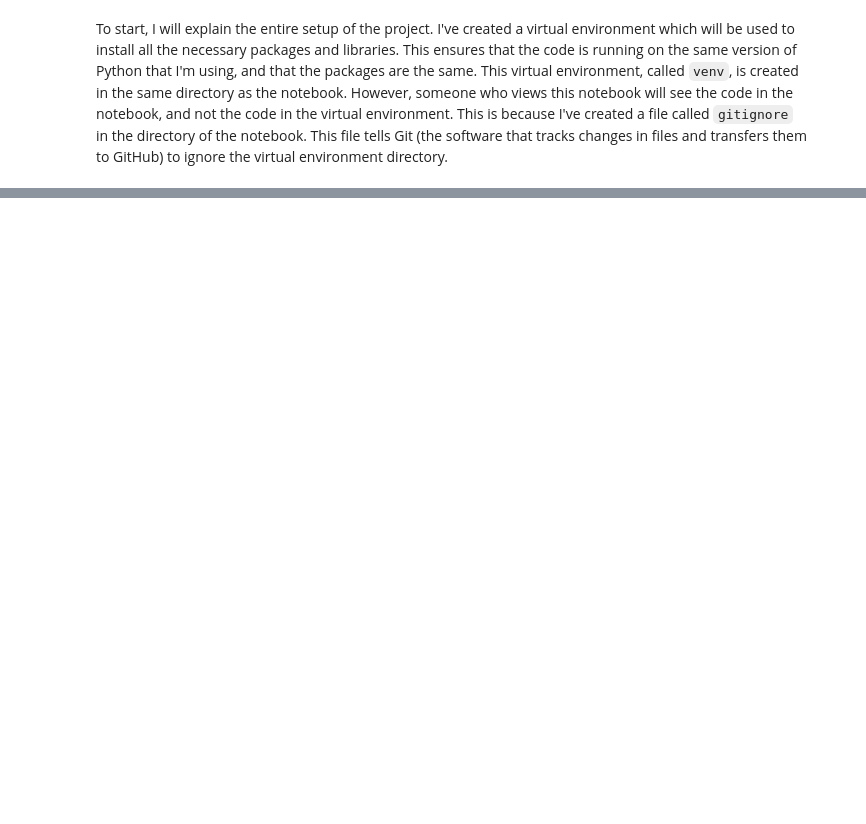
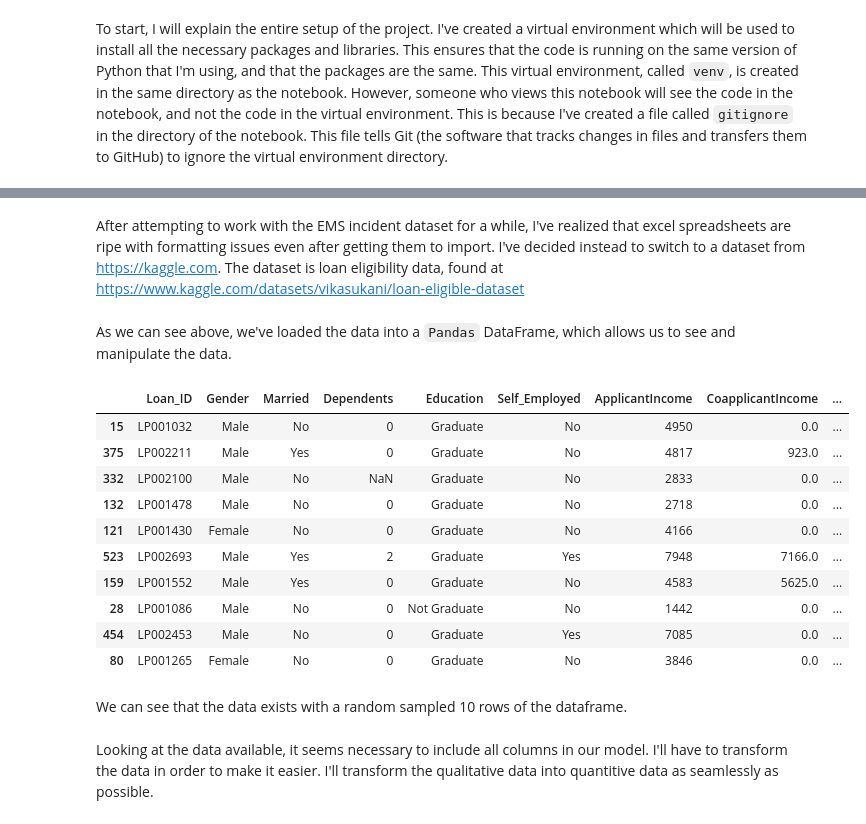
Before and after one commit to dubincorey/LATM-Final-Project, a Jupyter notebook: machine_learnining.ipynb, the cells around one changed output, grey strips where cells are left out. Drawn from its saved outputs; the diff is of its cells as text; code cells hidden in the pictures; blank space fills up the shorter version.

```diff
--- a/machine_learnining.ipynb
+++ b/machine_learnining.ipynb
@@ -22,0 +30,24 @@ import pandas as pd
+# %% [markdown]
+After attempting to work with the EMS incident dataset for a while, I've realized that excel spreadsheets are ripe with formatting issues even after getting them to import. I've decided instead to switch to a dataset from https://kaggle.com. The dataset is loan eligibility data, found at https://www.kaggle.com/datasets/vikasukani/loan-eligible-dataset
+# %%
+df = pd.read_csv('data\loan-train.csv')
+# %% [markdown]
+As we can see above, we've loaded the data into a `Pandas` DataFrame, which allows us to see and manipulate the data.
+# %%
+df.sample(10)
+# %% [output]
+|  | Loan_ID | Gender | Married | Dependents | Education | Self_Employed | ApplicantIncome | CoapplicantIncome | ... |
+| 15 | LP001032 | Male | No | 0 | Graduate | No | 4950 | 0.0 | ... |
+| 375 | LP002211 | Male | Yes | 0 | Graduate | No | 4817 | 923.0 | ... |
+| 332 | LP002100 | Male | No | NaN | Graduate | No | 2833 | 0.0 | ... |
+| 132 | LP001478 | Male | No | 0 | Graduate | No | 2718 | 0.0 | ... |
+| 121 | LP001430 | Female | No | 0 | Graduate | No | 4166 | 0.0 | ... |
+| 523 | LP002693 | Male | Yes | 2 | Graduate | Yes | 7948 | 7166.0 | ... |
+| 159 | LP001552 | Male | Yes | 0 | Graduate | No | 4583 | 5625.0 | ... |
+| 28 | LP001086 | Male | No | 0 | Not Graduate | No | 1442 | 0.0 | ... |
+| 454 | LP002453 | Male | No | 0 | Graduate | Yes | 7085 | 0.0 | ... |
+| 80 | LP001265 | Female | No | 0 | Graduate | No | 3846 | 0.0 | ... |
+# %% [markdown]
+We can see that the data exists with a random sampled 10 rows of the dataframe.
+# %% [markdown]
+Looking at the data available, it seems necessary to include all columns in our model. I'll have to transform the data in order to make it easier. I'll transform the qualitative data into quantitive data as seamlessly as possible.
```
Also changed, not shown: parts of 60 cells of this notebook, 2 other files.
